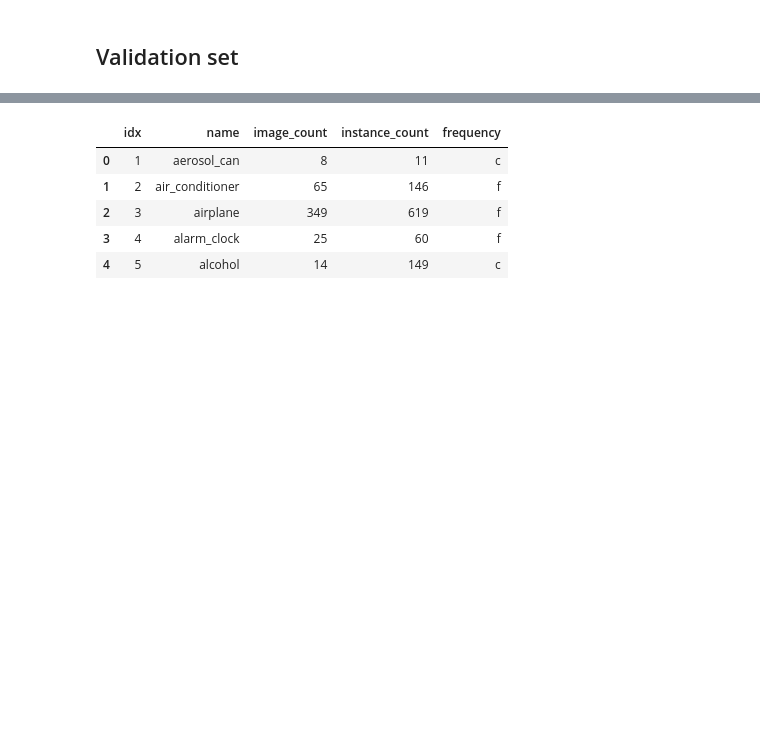
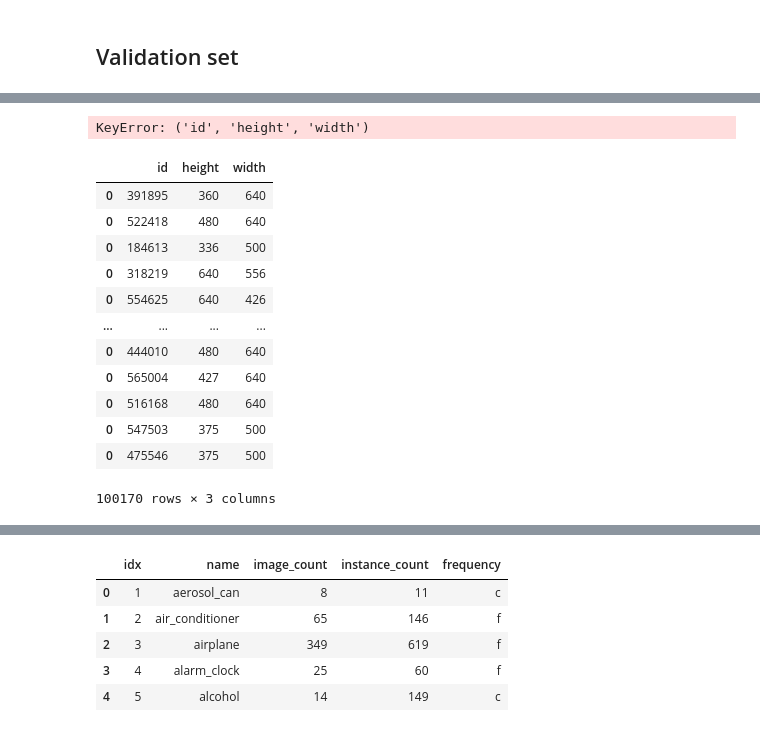
Before and after one commit to alexxcollins/INM705_CW_Collins_Velagala, a Jupyter notebook: notebooks/Data_exploration.ipynb, the cells around one changed output, grey strips where cells are left out. Cells and saved outputs as stored; diff of their text form; code cells hidden in the pictures; blank space fills up the shorter version.

```diff
--- a/notebooks/Data_exploration.ipynb
+++ b/notebooks/Data_exploration.ipynb
@@ -24,0 +43,35 @@ len(data['images'])
+# %%
+data['images'][0]['id', 'height', 'width']
+# %% [output]
+KeyError: ('id', 'height', 'width')
+# %%
+img_size_df = pd.DataFrame(columns = ["id" , "height", "width"] )
+keys = ['id', 'height', 'width']
+
+for i in range(len(data['images'])):
+    img_data = data['images'][i]
+    values = list(map(img_data.get, keys))
+    temp = pd.DataFrame({keys[0] : [values[0]],
+                         keys[1] : [values[1]],
+                         keys[2] : [values[2]]
+                        })
+    img_size_df = pd.concat([img_size_df, temp], axis = 0)
+    #if i ==2: break
+    #img, h, w = data
+
+temp
+img_size_df
+# %% [output]
+|  | id | height | width |
+| 0 | 391895 | 360 | 640 |
+| 0 | 522418 | 480 | 640 |
+| 0 | 184613 | 336 | 500 |
+| 0 | 318219 | 640 | 556 |
+| 0 | 554625 | 640 | 426 |
+| ... | ... | ... | ... |
+| 0 | 444010 | 480 | 640 |
+| 0 | 565004 | 427 | 640 |
+| 0 | 516168 | 480 | 640 |
+| 0 | 547503 | 375 | 500 |
+| 0 | 475546 | 375 | 500 |
+100170 rows × 3 columns
```
Also changed, not shown: parts of 10 cells of this notebook.
